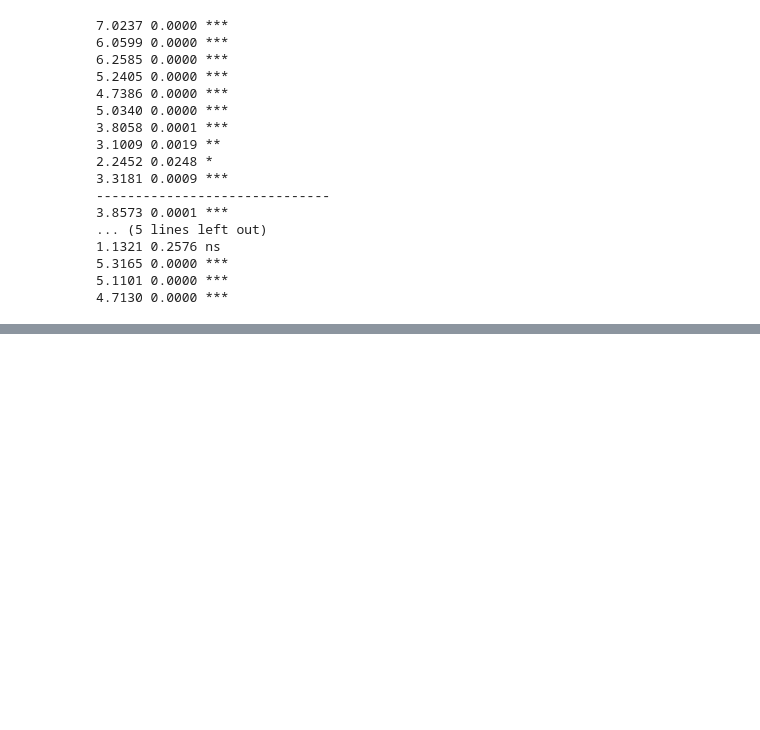
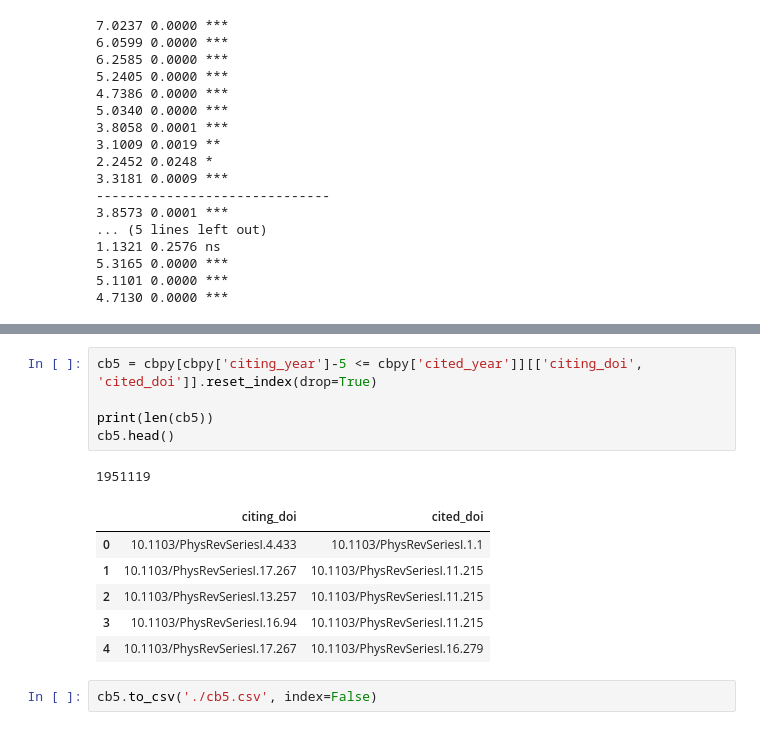
Before and after one commit to therobinkay/firstmover, a Jupyter notebook: main.ipynb, the cells around one changed output, grey strips where cells are left out. Saved outputs shown, nothing was run; the diff lists cells and outputs as text; blank space fills up the shorter version.

```diff
--- a/main.ipynb
+++ b/main.ipynb
@@ -2414,0 +2435,15 @@ for i in range(1,11):
+# %%
+cb5 = cbpy[cbpy['citing_year']-5 <= cbpy['cited_year']][['citing_doi', 'cited_doi']].reset_index(drop=True)
+
+print(len(cb5))
+cb5.head()
+# %% [output]
+1951119
+|  | citing_doi | cited_doi |
+| 0 | 10.1103/PhysRevSeriesI.4.433 | 10.1103/PhysRevSeriesI.1.1 |
+| 1 | 10.1103/PhysRevSeriesI.17.267 | 10.1103/PhysRevSeriesI.11.215 |
+| 2 | 10.1103/PhysRevSeriesI.13.257 | 10.1103/PhysRevSeriesI.11.215 |
+| 3 | 10.1103/PhysRevSeriesI.16.94 | 10.1103/PhysRevSeriesI.11.215 |
+| 4 | 10.1103/PhysRevSeriesI.17.267 | 10.1103/PhysRevSeriesI.16.279 |
+# %%
+cb5.to_csv('./cb5.csv', index=False)
```
Also changed, not shown: parts of 4 cells of this notebook.
